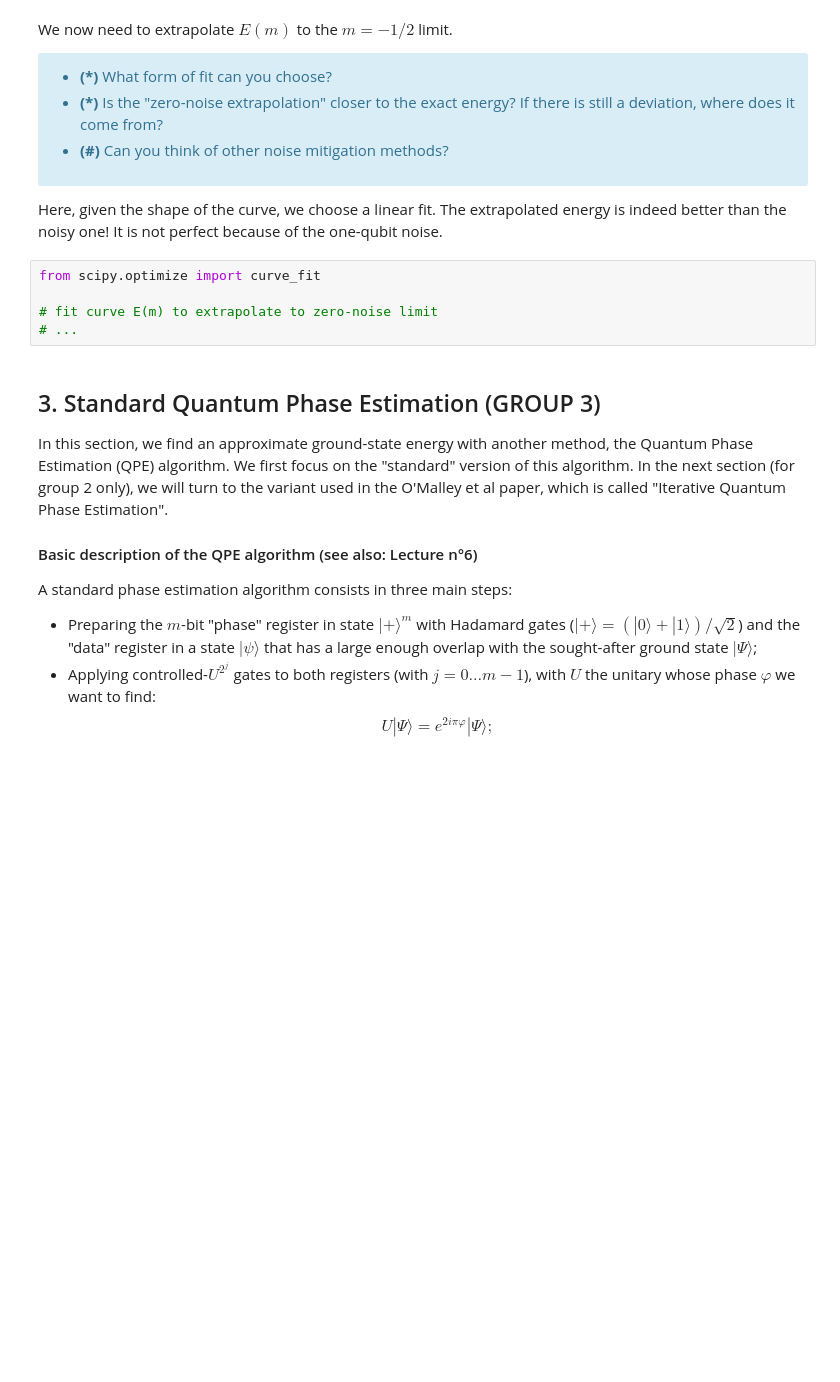
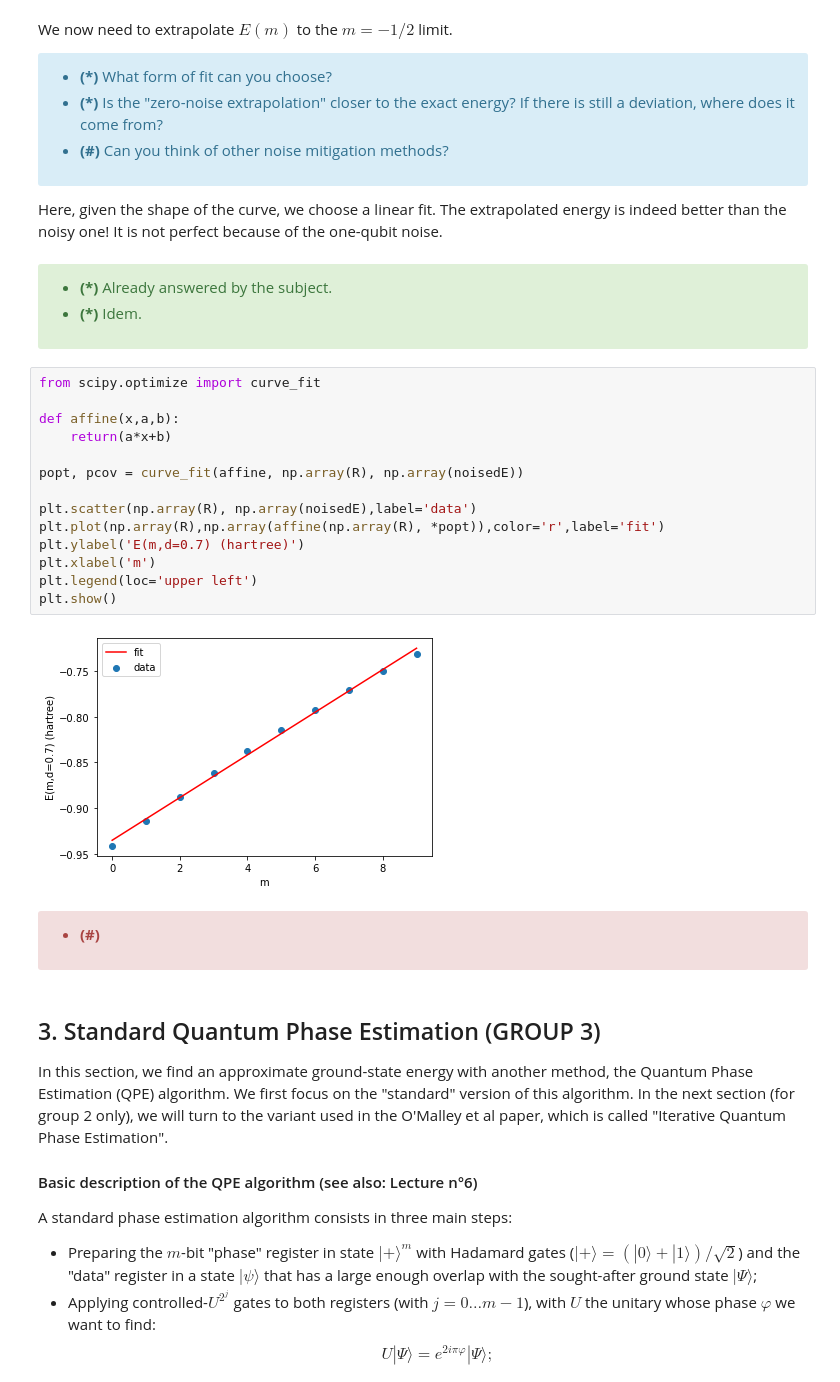
Before and after one commit to tpochart/PHY580Gr2, a Jupyter notebook: dihydrogen-project-EditTHP.ipynb, the cells around one changed output. Saved outputs shown, nothing was run; the diff lists cells and outputs as text; blank space fills up the shorter version.

```diff
--- a/dihydrogen-project-EditTHP.ipynb
+++ b/dihydrogen-project-EditTHP.ipynb
@@ -1028,11 +1118,33 @@ We now need to extrapolate $E(m)$ to the $m=-1/2$ limit.
 </div>
 
 Here, given the shape of the curve, we choose a linear fit. The extrapolated energy is indeed better than the noisy one! It is not perfect because of the one-qubit noise.
+# %% [markdown]
+<div class="alert alert-block alert-success">
+
+- **(*)** Already answered by the subject.
+- **(*)** Idem.
+</div>
 # %%
 from scipy.optimize import curve_fit
 
-# fit curve E(m) to extrapolate to zero-noise limit
-# ...
+def affine(x,a,b):
+    return(a*x+b)
+
+popt, pcov = curve_fit(affine, np.array(R), np.array(noisedE))
+
+plt.scatter(np.array(R), np.array(noisedE),label='data')
+plt.plot(np.array(R),np.array(affine(np.array(R), *popt)),color='r',label='fit')
+plt.ylabel('E(m,d=0.7) (hartree)')
+plt.xlabel('m')
+plt.legend(loc='upper left')
+plt.show()
+# %% [output]
+[figure, added]
+# %% [markdown]
+<div class="alert alert-block alert-danger">
+
+- **(#)**
+</div>
 # %% [markdown]
 <a id='sec:qpe'></a>
 ## 3. Standard Quantum Phase Estimation (GROUP 3)
```
Also changed, not shown: parts of 31 cells of this notebook.
